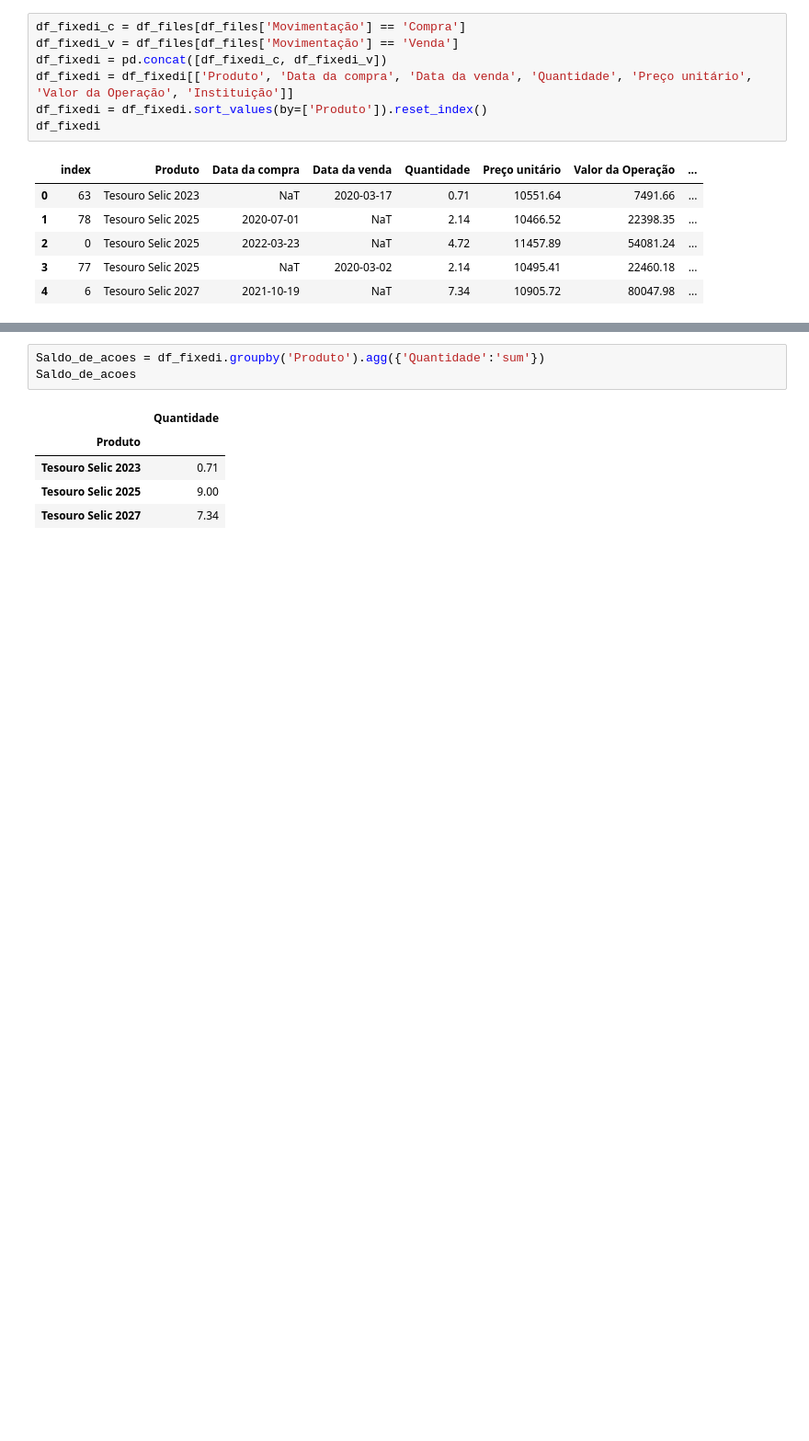
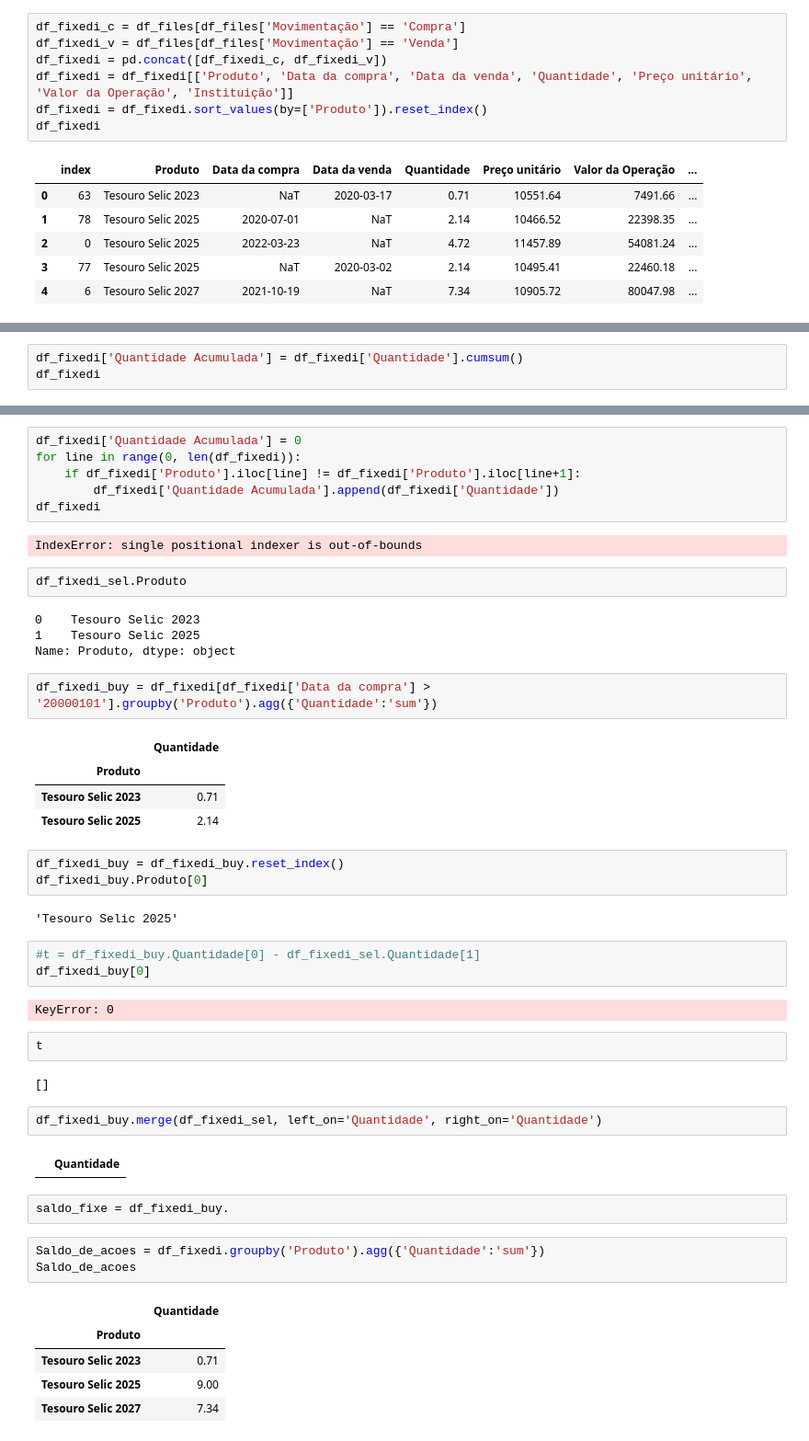
Before and after one commit to thamirisbrandao/b3_imposto_renda, a Jupyter notebook: notebooks/creating_spreadsheet.ipynb, the cells around one changed output, grey strips where cells are left out. Shown at 92% size. Drawn from its saved outputs; the diff is of its cells as text; blank space fills up the shorter version.

```diff
--- a/notebooks/creating_spreadsheet.ipynb
+++ b/notebooks/creating_spreadsheet.ipynb
@@ -80,0 +131,3 @@ df_fixedi
+# %%
+df_fixedi['Quantidade Acumulada'] = df_fixedi['Quantidade'].cumsum()
+df_fixedi
@@ -81,3 +141,44 @@ df_fixedi
+# %%
+df_fixedi['Quantidade Acumulada'] = 0
+for line in range(0, len(df_fixedi)):
+    if df_fixedi['Produto'].iloc[line] != df_fixedi['Produto'].iloc[line+1]:
+        df_fixedi['Quantidade Acumulada'].append(df_fixedi['Quantidade'])
+df_fixedi
+# %% [output]
+IndexError: single positional indexer is out-of-bounds
+# %%
+df_fixedi_sel.Produto
+# %% [output]
+0    Tesouro Selic 2023
+1    Tesouro Selic 2025
+Name: Produto, dtype: object
+# %%
+df_fixedi_buy = df_fixedi[df_fixedi['Data da compra'] > '20000101'].groupby('Produto').agg({'Quantidade':'sum'})
+# %% [output]
+|  | Quantidade |
+| Produto |  |
+| Tesouro Selic 2023 | 0.71 |
+| Tesouro Selic 2025 | 2.14 |
+# %%
+df_fixedi_buy = df_fixedi_buy.reset_index()
+df_fixedi_buy.Produto[0]
+# %% [output]
+'Tesouro Selic 2025'
+# %%
+#t = df_fixedi_buy.Quantidade[0] - df_fixedi_sel.Quantidade[1]
+df_fixedi_buy[0]
+# %% [output]
+KeyError: 0
+# %%
+t
+# %% [output]
+[]
+# %%
+df_fixedi_buy.merge(df_fixedi_sel, left_on='Quantidade', right_on='Quantidade')
+# %% [output]
+|  | Quantidade |
+# %%
+saldo_fixe = df_fixedi_buy.
 # %%
 Saldo_de_acoes = df_fixedi.groupby('Produto').agg({'Quantidade':'sum'})
 Saldo_de_acoes
```
Also changed, not shown: parts of 11 cells of this notebook.
